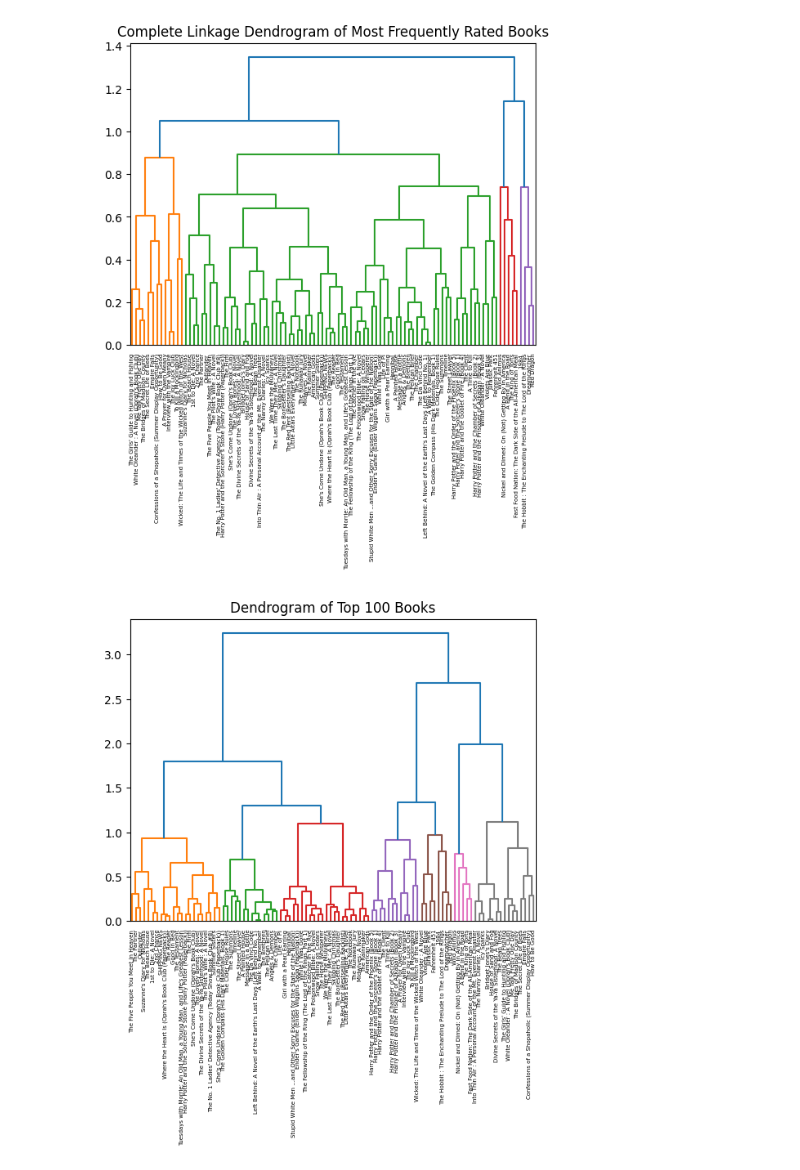
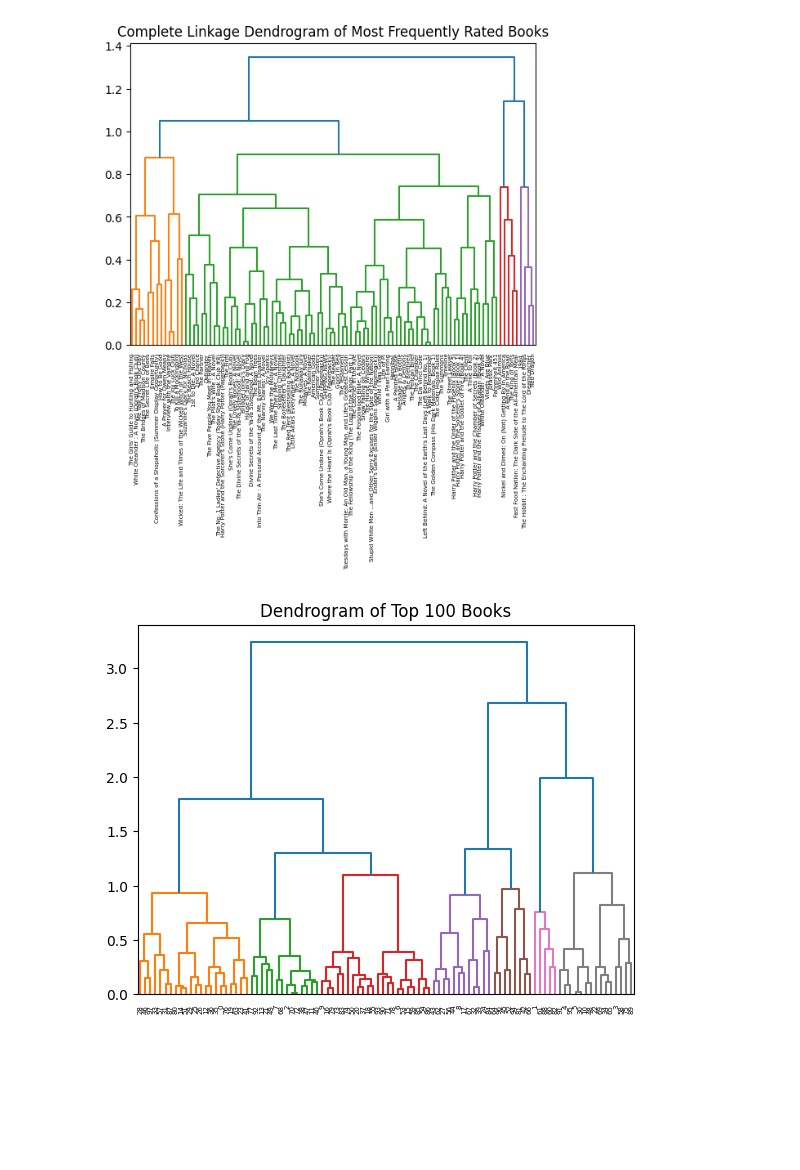
Before and after one commit to caseynator123/EDP_assigment2, a Jupyter notebook: ml/ml_analysis_vatddg.ipynb, the cells around one changed output. Cells and saved outputs as stored; diff of their text form; code cells hidden in the pictures; blank space fills up the shorter version.

```diff
--- a/ml/ml_analysis_vatddg.ipynb
+++ b/ml/ml_analysis_vatddg.ipynb
@@ -416,10 +441,12 @@ plt.show()
 # %% [output]
 [figure]
 # %%
+# Plot a dendrogram using ward's method and controlling the number of clusters
+
 D = pdist(dist_matrix)
 hc = linkage(dist_matrix, 'ward')
-dendrogram(hc, labels=lil_title_vec.index, color_threshold=1.2)
+dendrogram(hc, labels=dist_matrix.index, color_threshold=1.2)
 plt.title("Dendrogram of Top 100 Books")
 plt.show()
 # %% [output]
-[figure, old version]
+[figure, new version]
```
Also changed, not shown: parts of 20 cells of this notebook.
